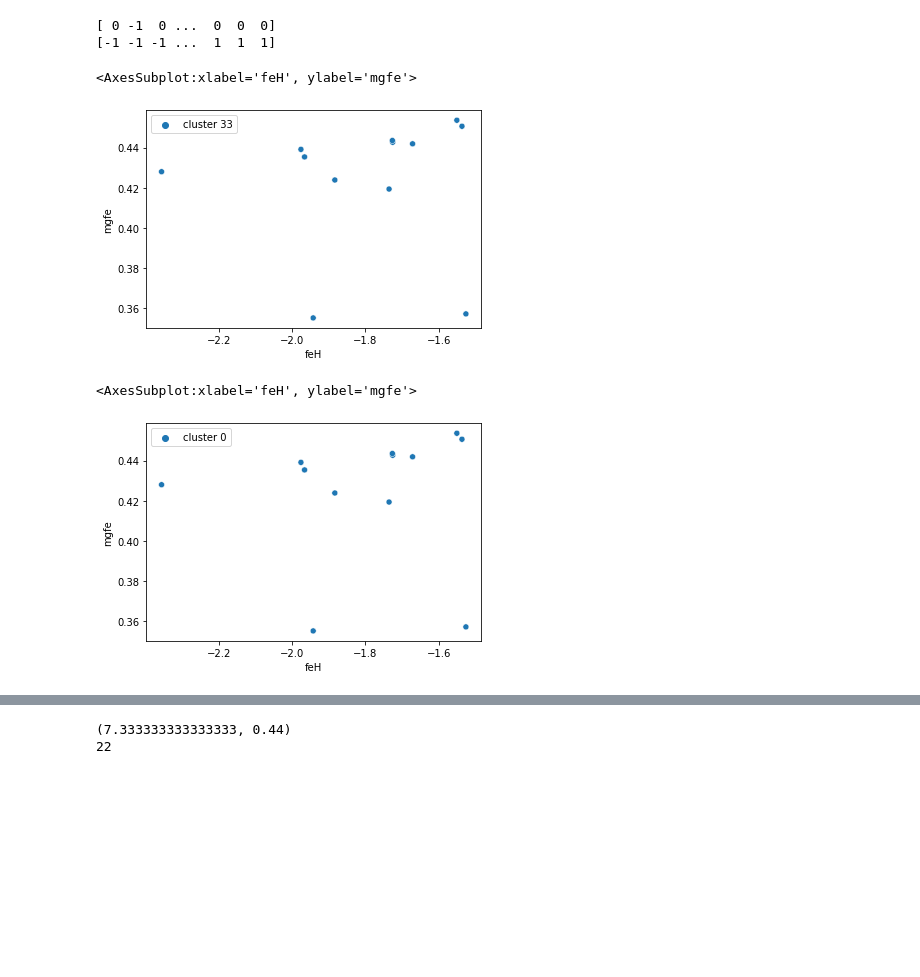
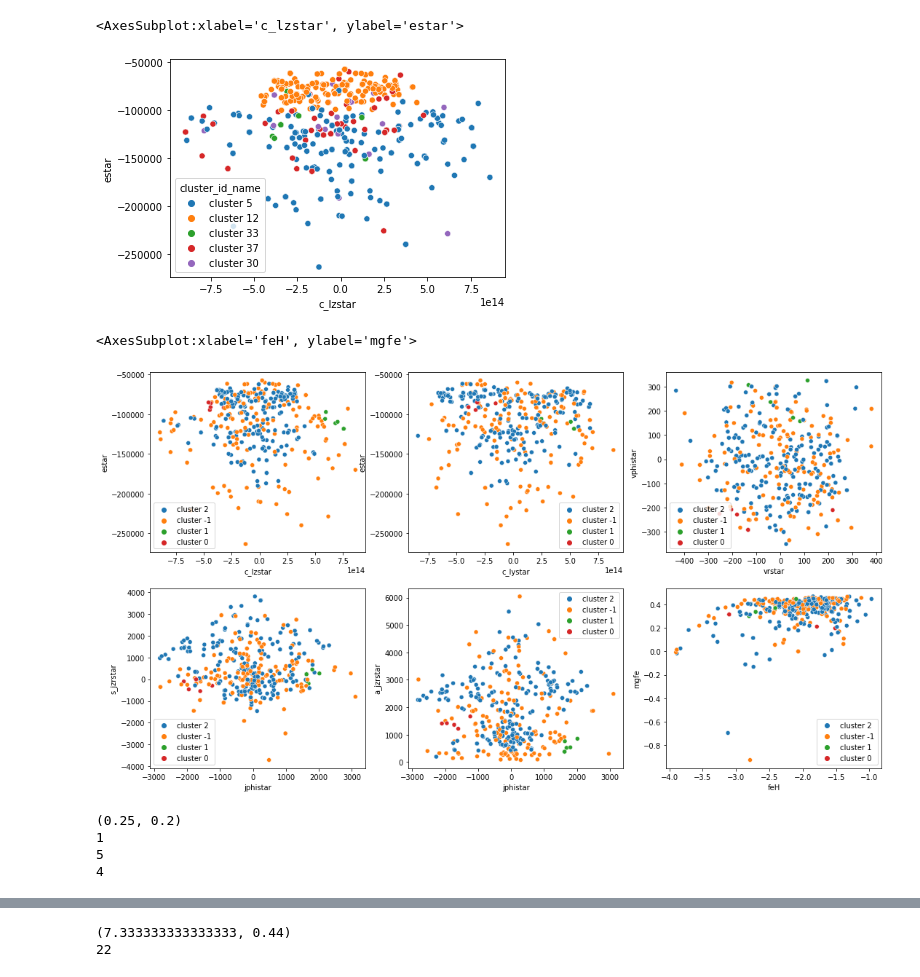
Before and after one commit to michaelyhuang23/Gaia3DR-explore, a Jupyter notebook: recurse_cluster_test.ipynb, the cells around one changed output, grey strips where cells are left out. Cells and saved outputs as stored; diff of their text form; code cells hidden in the pictures; blank space fills up the shorter version.

```diff
--- a/recurse_cluster_test.ipynb
+++ b/recurse_cluster_test.ipynb
@@ -21,0 +9,8 @@ df.head()
+# %%
+df = pd.read_hdf('./data/m12i_cluster_data_large_mass_large_cluster.h5', key='star')
+df['cluster_id_name'] = np.array([f'cluster {id}' for id in df['cluster_id'].to_numpy()])
+chosen_cluster_ids = np.random.choice(np.arange(1,50), 5, replace=False)
+chosen_ids = np.argwhere(df['cluster_id'].isin(chosen_cluster_ids).to_numpy())[:,0]
+chosen_ids = np.random.choice(chosen_ids, min(len(chosen_ids), 500))
+df = df.iloc[chosen_ids].copy()
+df.head()
@@ -21,0 +25,14 @@ df.head()
+# %%
+fig, axes = plt.subplots(2, 3, figsize=(18, 10))
+df['c_lzstar'] = df['lzstar'].to_numpy()*np.abs(df['estar'].to_numpy())**2.3
+df['c_lystar'] = df['lystar'].to_numpy()*np.abs(df['estar'].to_numpy())**2.3
+df['c_lxstar'] = df['lxstar'].to_numpy()*np.abs(df['estar'].to_numpy())**2.3
+df['s_jzrstar'] = df['jzstar'].to_numpy() - df['jrstar'].to_numpy() # mostly spherical because you can try squaring it
+df['a_jzrstar'] = df['jzstar'].to_numpy() + df['jrstar'].to_numpy() # mostly spherical because you can try squaring it
+
+sns.scatterplot(data=df, ax=axes[0,0], x='c_lzstar', y='estar', hue='cluster_id_name')
+sns.scatterplot(data=df, ax=axes[0,1], x='c_lystar', y='estar', hue='cluster_id_name')
+sns.scatterplot(data=df, ax=axes[0,2], x='vrstar', y='vphistar', hue='cluster_id_name')
+sns.scatterplot(data=df, ax=axes[1,0], x='jphistar', y='s_jzrstar', hue='cluster_id_name')
+sns.scatterplot(data=df, ax=axes[1,1], x='jphistar', y='a_jzrstar', hue='cluster_id_name')
+sns.scatterplot(data=df, ax=axes[1,2], x='feH', y='mgfe', hue='cluster_id_name')
@@ -36,8 +60,0 @@ print(eval_IoU1.P)
-# %%
-print(labels)
-label_names = np.array([f'cluster {label}' for label in labels])
-labels_sorted = np.sort(labels)
-print(labels_sorted)
-# %% [output]
-[ 0 -1  0 ...  0  0  0]
-[-1 -1 -1 ...  1  1  1]
@@ -47,10 +61,17 @@ chosen_ids = np.argwhere(df['cluster_id'].isin(chosen_cluster_ids).to_numpy())[:
 # %%
-sns.scatterplot(data=df.iloc[chosen_ids], x='feH', y='mgfe', hue=np.array([f'cluster {id}' for id in df['cluster_id'].to_numpy()])[chosen_ids])
+sns.scatterplot(data=df, x='c_lzstar', y='estar', hue='cluster_id_name')
 # %% [output]
-<AxesSubplot:xlabel='feH', ylabel='mgfe'>
+<AxesSubplot:xlabel='c_lzstar', ylabel='estar'>
-[figure, old version]
+[figure, new version]
 # %%
-sns.scatterplot(data=df.iloc[chosen_ids], x='feH', y='mgfe', hue=label_names[chosen_ids])
+fig, axes = plt.subplots(2, 3, figsize=(18, 10))
+label_names = np.array([f'cluster {id}' for id in labels])
+sns.scatterplot(data=df, ax=axes[0,0], x='c_lzstar', y='estar', hue=label_names)
+sns.scatterplot(data=df, ax=axes[0,1], x='c_lystar', y='estar', hue=label_names)
+sns.scatterplot(data=df, ax=axes[0,2], x='vrstar', y='vphistar', hue=label_names)
+sns.scatterplot(data=df, ax=axes[1,0], x='jphistar', y='s_jzrstar', hue=label_names)
+sns.scatterplot(data=df, ax=axes[1,1], x='jphistar', y='a_jzrstar', hue=label_names)
+sns.scatterplot(data=df, ax=axes[1,2], x='feH', y='mgfe', hue=label_names)
 # %% [output]
 <AxesSubplot:xlabel='feH', ylabel='mgfe'>
-[figure, old version]
+[figure, new version]
@@ -56,0 +83,11 @@ sns.scatterplot(data=df.iloc[chosen_ids], x='feH', y='mgfe', hue=label_names[cho
+# %%
+eval_IoU2 = ClusterEvalIoU(labels2, df['cluster_id'].to_numpy())
+print(eval_IoU2())
+print(eval_IoU2.TP)
+print(eval_IoU2.T)
+print(eval_IoU2.P)
+# %% [output]
+(0.25, 0.2)
+1
+5
+4
```
Also changed, not shown: parts of 14 cells of this notebook, 4 other files.
